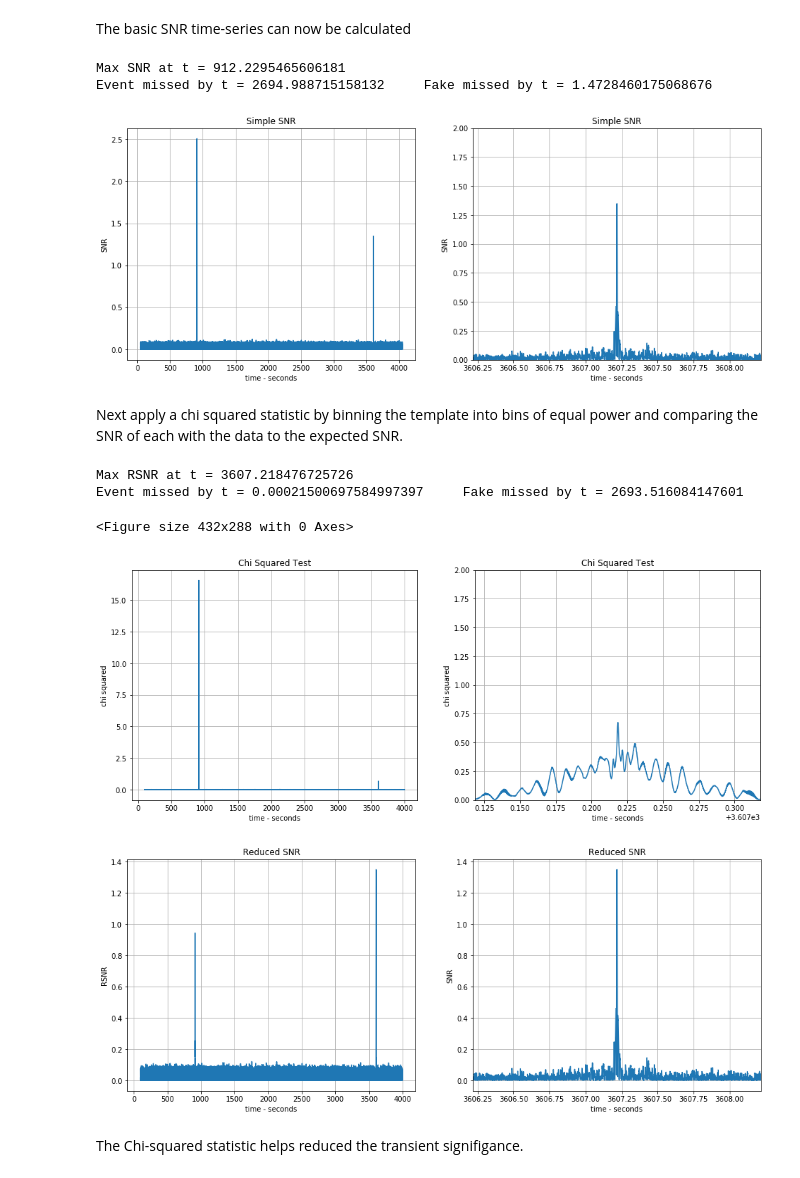
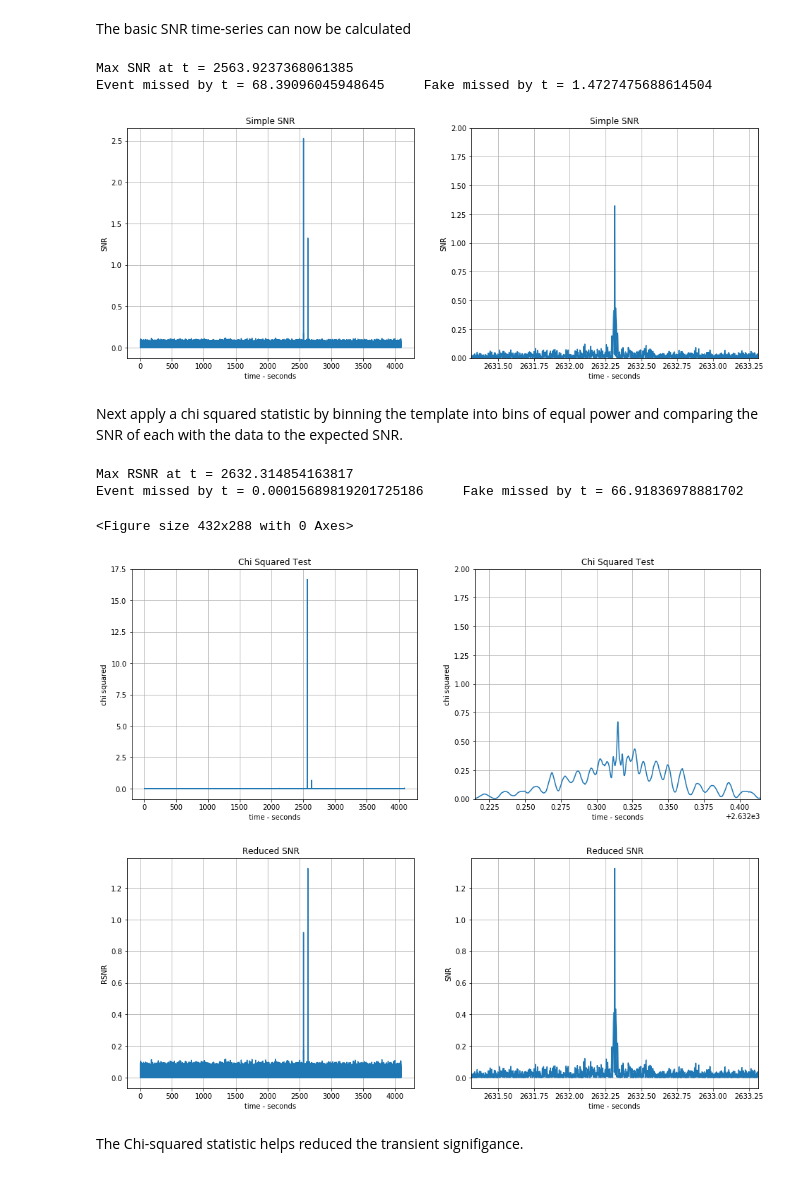
Before and after one commit to connor-mcisaac/gw_test, a Jupyter notebook: FFTonly/MatchedFilter.ipynb, the cells around one changed output. Cells and saved outputs as stored; diff of their text form; code cells hidden in the pictures.

```diff
--- a/FFTonly/MatchedFilter.ipynb
+++ b/FFTonly/MatchedFilter.ipynb
@@ -217,26 +217,15 @@ it_psd = itrunc_psd(psdi, psdcut, ts)
 # %% [markdown]
 The basic SNR time-series can now be calculated
 # %%
-def calcsnr(xdata, ydata, xtemp, ytemp, it_psd):
+def calcsnr(xdata, ydata, xtemp, ytemp, it_psd, psdcut):
     """Perform the inner product of two signals given in the time domain
     return the resulting time-series scaled to snr. Assuming the resolutions are equal"""
     dx = xdata[1] - xdata[0]
-    if len(ydata) < len(ytemp):
-        xft = np.fft.rfftfreq(len(xtemp), dx)
-        y2ft = np.fft.rfft(ytemp)*dx
-        y1 = np.zeros((len(xtemp)), dtype='float')
-        y1[:len(ydata)] += ydata
-        y1ft = np.fft.rfft(y1)*dx
-    elif len(ytemp) < len(ydata):
-        xft = np.fft.rfftfreq(len(xdata), dx)
-        y1ft = np.fft.rfft(ydata)*dx
-        y2 = np.zeros((len(xdata)), dtype='float')
-        y2[:len(ytemp)] += ytemp
-        y2ft = np.fft.rfft(y2)*dx
-    else:
-        xft = np.fft.rfftfreq(len(xdata), dx)
-        y1ft = np.fft.rfft(ydata)*dx
-        y2ft = np.fft.rfft(ytemp)*dx
+    xft = np.fft.rfftfreq(len(xdata), dx)
+    y1ft = np.fft.rfft(ydata)*dx
+    y2 = np.zeros((len(xdata)), dtype='float')
+    y2[:len(ytemp)] += ytemp
+    y2ft = np.fft.rfft(y2)*dx
     y3ft = it_psd(xft)
     innerft = y1ft*np.conj(y2ft)*y3ft
     yinner0 = np.fft.irfft(innerft)*(xft[1]-xft[0])*len(xdata)
@@ -248,12 +237,12 @@ def calcsnr(xdata, ydata, xtemp, ytemp, it_psd):
     snr = yinner/np.sqrt(norm)
     dt = 1/(len(snr)*(xft[1] - xft[0]))
     xsnr = np.linspace(0, len(snr)*dt, num=len(snr))
-    return xsnr, snr
+    cutstart = int(len(xtemp) + psdcut/dx + 1)
+    cutend = int(psdcut/dx + 1)
+    return xsnr[cutstart:-cutend], snr[cutstart:-cutend]
 
 
-tsnr0, snr0 = calcsnr(ts, data, ht, hp, it_psd)
-tsnr = tsnr0[50*fs:-50*fs]
-snr = snr0[50*fs:-50*fs]
+tsnr, snr = calcsnr(ts, data, ht, hp, it_psd, psdcut)
 plt.figure(figsize=(16, 6))
 plt.subplot(1, 2, 1)
 plt.plot(tsnr, snr)
@@ -273,13 +262,13 @@ plt.grid()
 print('Max SNR at t =', tsnr[np.argmax(snr)], '\nEvent missed by t =', np.abs(eventt-tsnr[np.argmax(snr)]),
      '    Fake missed by t =', np.abs(faket-tsnr[np.argmax(snr)]))
 # %% [output]
-Max SNR at t = 912.2295465606181
-Event missed by t = 2694.988715158132     Fake missed by t = 1.4728460175068676
+Max SNR at t = 2563.9237368061385
+Event missed by t = 68.39096045948645     Fake missed by t = 1.4727475688614504
-[figure, old version]
+[figure, new version]
 # %% [markdown]
 Next apply a chi squared statistic by binning the template into bins of equal power and comparing the SNR of each with the data to the expected SNR.
 # %%
-def chi_squared(xdata, ydata, xtemp, ytemp, it_psd, nbins):
+def chi_squared(xdata, ydata, xtemp, ytemp, it_psd, psdcut, nbins):
     templates = np.zeros((len(xtemp), nbins), dtype='float')
     power = sum(ytemp**2)
     used = 0
@@ -296,13 +285,10 @@ def chi_squared(xdata, ydata, xtemp, ytemp, it_psd, nbins):
     templates[used:, -1] = ytemp[used:]
     plt.figure()
     pbins[-1] = sum(ytemp[used:]**2)
-    x0, snr0 = calcsnr(xdata, ydata, xtemp, ytemp, it_psd)
-    x = x0[50*fs:-50*fs]
-    snr = snr0[50*fs:-50*fs]
+    x, snr = calcsnr(xdata, ydata, xtemp, ytemp, it_psd, psdcut)
     psnr = np.zeros((len(snr), nbins), dtype='float')
     for i in range(0, nbins):
-        _, psnr0 = calcsnr(xdata, ydata, xtemp, templates[:, i], it_psd)
-        psnr[:, i] = np.abs(psnr0[50*fs:-50*fs])
+        _, psnr[:, i] = calcsnr(xdata, ydata, xtemp, templates[:, i], it_psd, psdcut)
     chi_each = np.zeros((len(snr), nbins), dtype='float')
     for i in range(0, nbins):
         chi_each[:, i] = (psnr[:, i] - snr*(pbins[i]/power))**2
@@ -316,11 +302,7 @@ def chi_squared(xdata, ydata, xtemp, ytemp, it_psd, nbins):
     return x, snr, chi, rsnr
 
 
-tchi0, chisnr0, chi0, rsnr0 = chi_squared(ts, data, ht, hp, it_psd, 6)
-tchi = tchi0[50*fs:-50*fs]
-chisnr = 4*chisnr0[50*fs:-50*fs]
-chi = chi0[50*fs:-50*fs]
-rsnr = rsnr0[50*fs:-50*fs]
+tchi, chisnr, chi, rsnr = chi_squared(ts, data, ht, hp, it_psd, psdcut, 6)
 plt.figure(figsize=(16, 6))
 plt.subplot(1, 2, 1)
 plt.plot(tchi, chi)
@@ -329,36 +311,36 @@ plt.xlabel('time - seconds')
 plt.ylabel('chi squared')
 plt.grid()
 plt.subplot(1, 2, 2)
 plt.plot(tchi, chi)
 plt.xlim([eventt-.1, eventt+.1])
 plt.ylim([0, 2])
 plt.title('Chi Squared Test')
 plt.xlabel('time - seconds')
 plt.ylabel('chi squared')
 plt.grid()
 
 plt.figure(figsize=(16, 6))
 plt.subplot(1, 2, 1)
 plt.plot(tchi, rsnr)
 plt.title('Reduced SNR')
 plt.xlabel('time - seconds')
 plt.ylabel('RSNR')
 plt.grid()
 plt.subplot(1, 2, 2)
 plt.plot(tchi, rsnr)
 plt.xlim([eventt-1, eventt+1])
 plt.title('Reduced SNR')
 plt.xlabel('time - seconds')
 plt.ylabel('SNR')
 plt.grid()
 
 print('Max RSNR at t =', tchi[np.argmax(rsnr)], '\nEvent missed by t =', np.abs(eventt-tchi[np.argmax(rsnr)]),
      '    Fake missed by t =', np.abs(faket-tchi[np.argmax(rsnr)]))
 # %% [output]
-Max RSNR at t = 3607.218476725726
-Event missed by t = 0.00021500697584997397     Fake missed by t = 2693.516084147601
+Max RSNR at t = 2632.314854163817
+Event missed by t = 0.00015689819201725186     Fake missed by t = 66.91836978881702
 <Figure size 432x288 with 0 Axes>
-[figure, old version]
+[figure, new version]
-[figure, old version]
+[figure, new version]
 # %% [markdown]
 The Chi-squared statistic helps reduced the transient signifigance.
```
Also changed, not shown: parts of 2 cells of this notebook, 2 other files.
